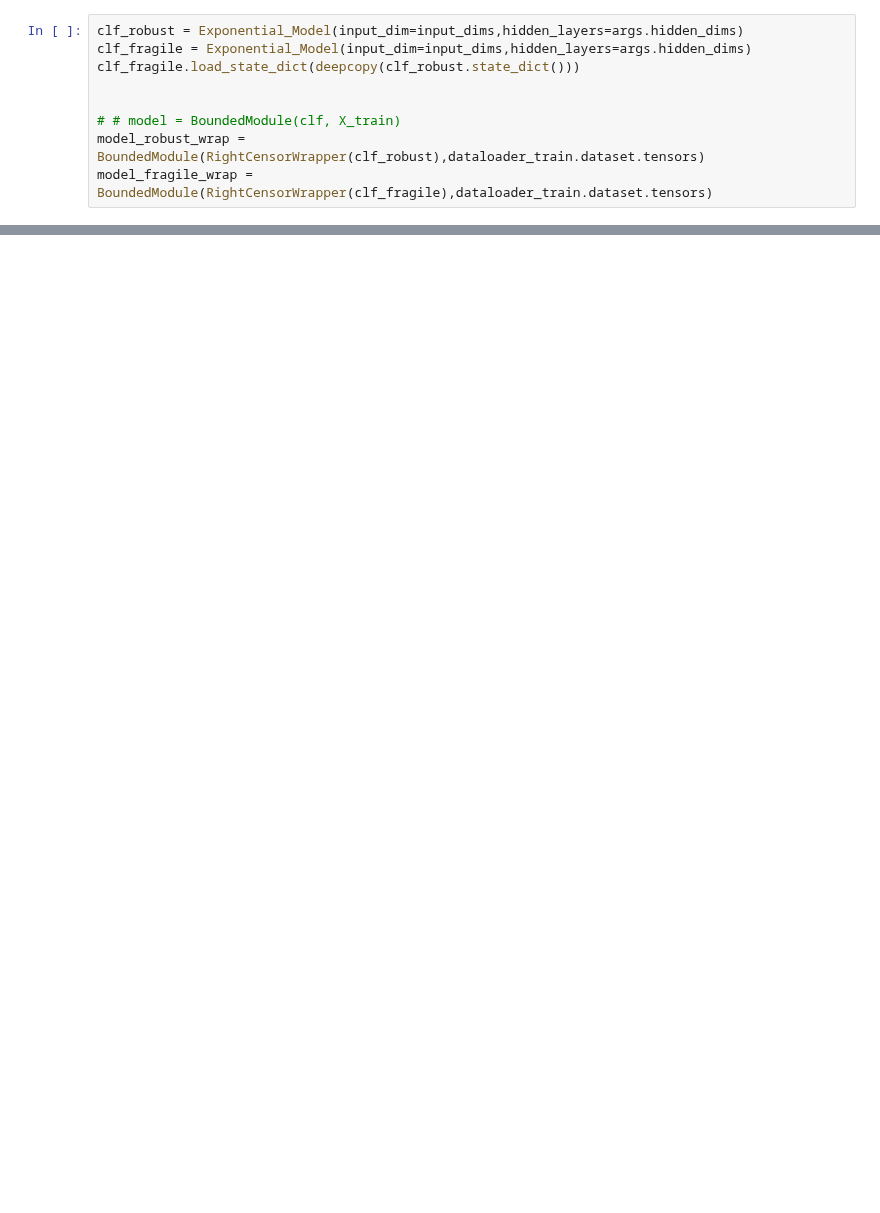
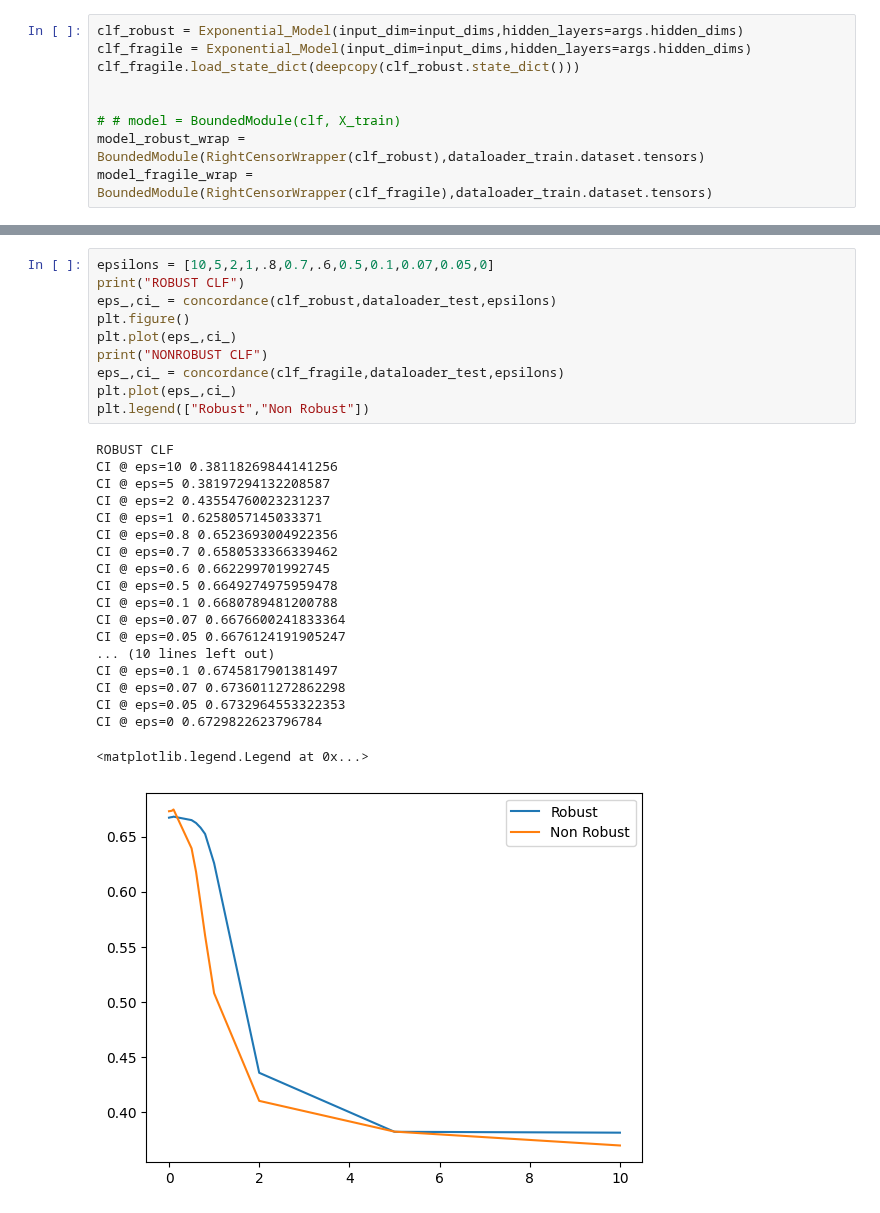
Before and after one commit to mlpotter/SAWAR, a Jupyter notebook: main_minimax.ipynb, the cells around one changed output, grey strips where cells are left out. Saved outputs shown, nothing was run; the diff lists cells and outputs as text; blank space fills up the shorter version.

```diff
--- a/main_minimax.ipynb
+++ b/main_minimax.ipynb
@@ -190,0 +238,30 @@ CI @ eps=0 0.7413125879319826
+# %%
+epsilons = [10,5,2,1,.8,0.7,.6,0.5,0.1,0.07,0.05,0]
+print("ROBUST CLF")
+eps_,ci_ = concordance(clf_robust,dataloader_test,epsilons)
+plt.figure()
+plt.plot(eps_,ci_)
+print("NONROBUST CLF")
+eps_,ci_ = concordance(clf_fragile,dataloader_test,epsilons)
+plt.plot(eps_,ci_)
+plt.legend(["Robust","Non Robust"])
+# %% [output]
+ROBUST CLF
+CI @ eps=10 0.38118269844141256
+CI @ eps=5 0.38197294132208587
+CI @ eps=2 0.43554760023231237
+CI @ eps=1 0.6258057145033371
+CI @ eps=0.8 0.6523693004922356
+CI @ eps=0.7 0.6580533366339462
+CI @ eps=0.6 0.662299701992745
+CI @ eps=0.5 0.6649274975959478
+CI @ eps=0.1 0.6680789481200788
+CI @ eps=0.07 0.6676600241833364
+CI @ eps=0.05 0.6676124191905247
+... (10 lines left out)
+CI @ eps=0.1 0.6745817901381497
+CI @ eps=0.07 0.6736011272862298
+CI @ eps=0.05 0.6732964553322353
+CI @ eps=0 0.6729822623796784
+<matplotlib.legend.Legend at 0x...>
+[figure, added]
```
Also changed, not shown: parts of 18 cells of this notebook, 7 other files.
